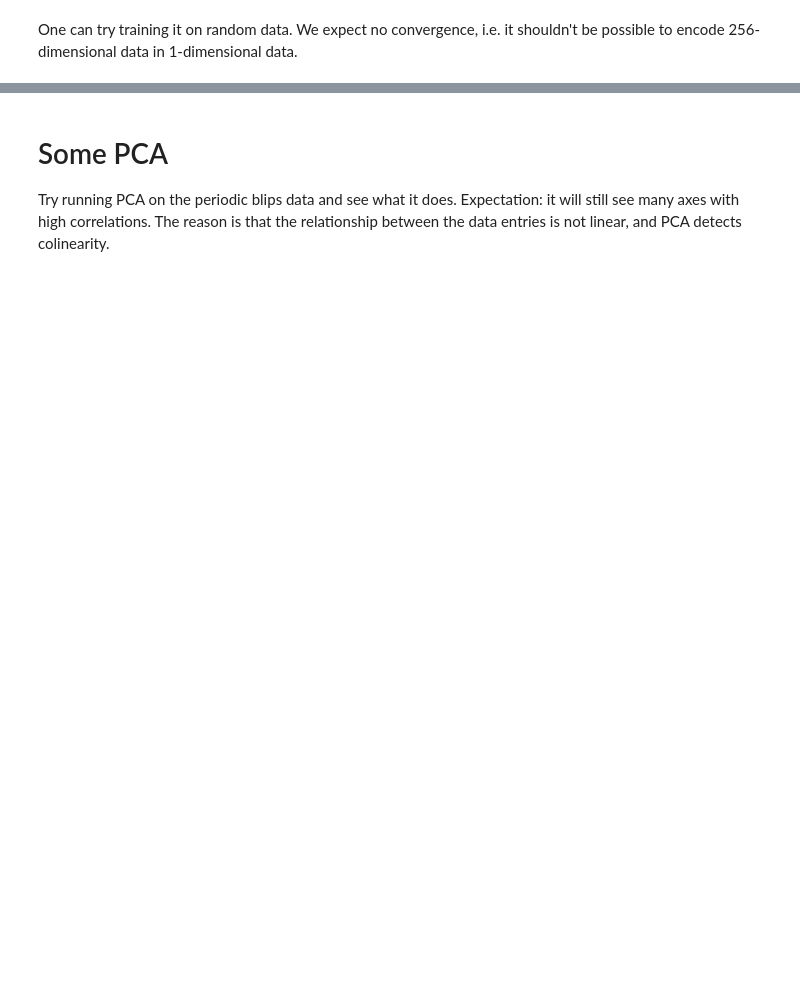
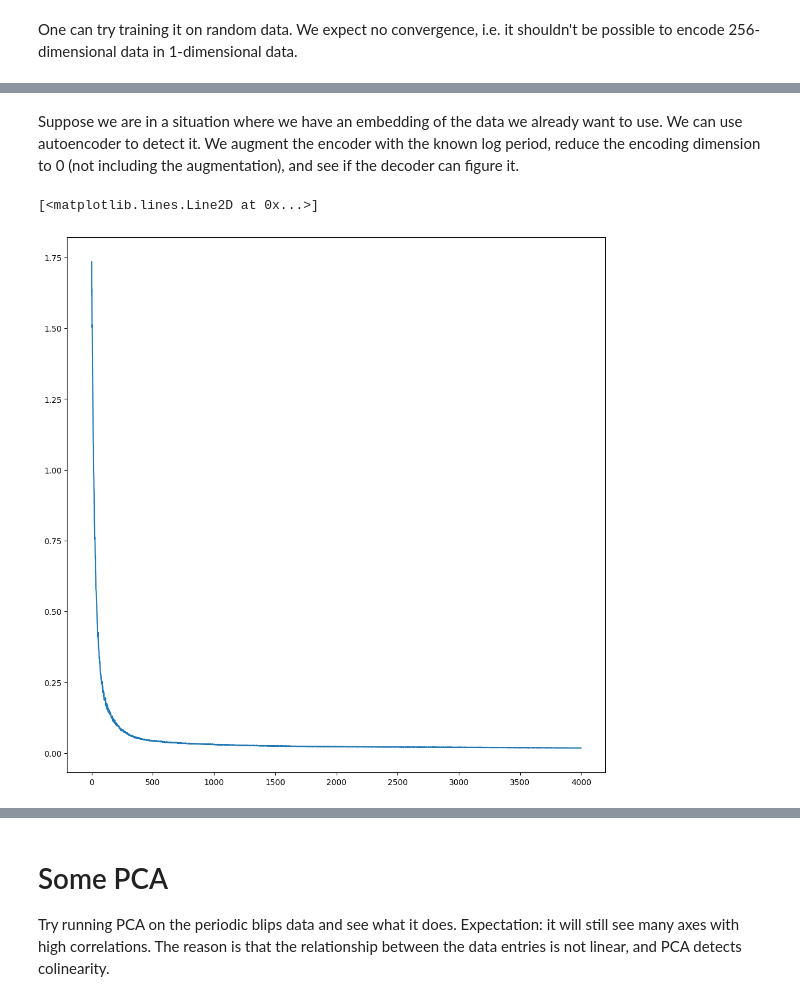
Before and after one commit to chenhi/groove_gang, a Jupyter notebook: autoencoder.ipynb, the cells around one changed output, grey strips where cells are left out. Drawn from its saved outputs; the diff is of its cells as text; code cells hidden in the pictures; blank space fills up the shorter version.

```diff
--- a/autoencoder.ipynb
+++ b/autoencoder.ipynb
@@ -113,0 +106,34 @@ plt.plot(range(len(losses)), losses)
+# %% [markdown]
+Suppose we are in a situation where we have an embedding of the data we already want to use.  We can use autoencoder to detect it.  We augment the encoder with the known log period, reduce the encoding dimension to 0 (not including the augmentation), and see if the decoder can figure it.
+# %%
+log_base_targets = torch.arange(k+1)[:, None]
+base_targets = 2 ** torch.arange(k+1)[:, None]
+
+
+def generate_data_targets(n: int):
+    r = torch.randint(0, k+1, size=(n,))
+    return base_data[r] + torch.randn(size=(n, 2**k))*0.1, log_base_targets[r], base_targets[r]
+# %%
+
+m = EncoderDecoder(2**k, 0, 16, 1)
+loss_fn = torch.nn.MSELoss()
+optimizer = torch.optim.Adam(m.parameters(), lr=0.001)
+losses = []
+
+for i in range(4000):
+    X, a, _ = generate_data_targets(1024)
+    y = X.detach().clone()
+    u = m.forward(X, a)
+    loss = loss_fn(u, y)
+    loss.backward()
+    optimizer.step()
+    optimizer.zero_grad()
+    losses.append(loss.item())
+
+
+
+plt.figure(figsize=(12,12))
+plt.plot(range(len(losses)), losses)
+# %% [output]
+[<matplotlib.lines.Line2D at 0x...>]
+[figure, added]
```
Also changed, not shown: parts of 7 cells of this notebook.
